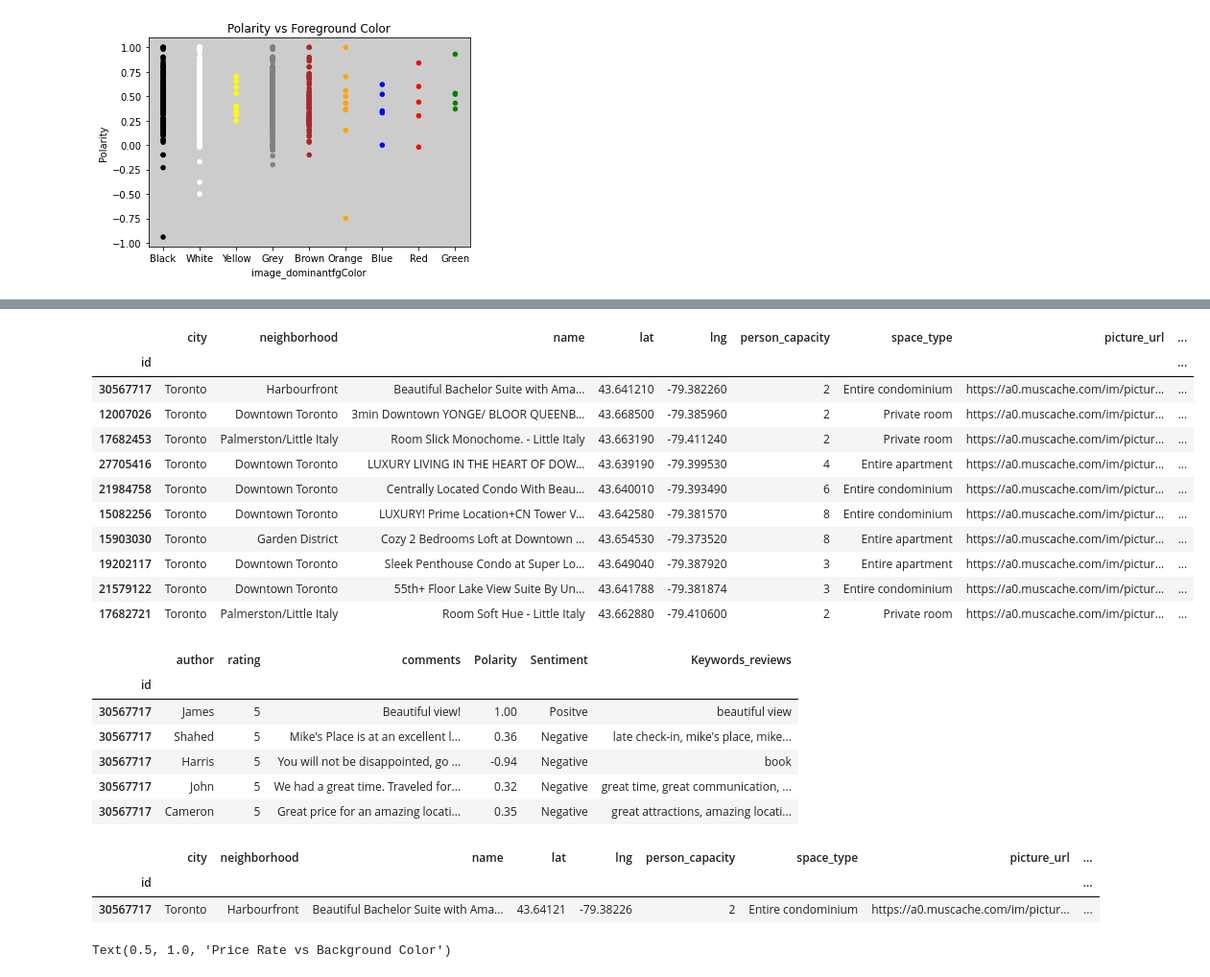
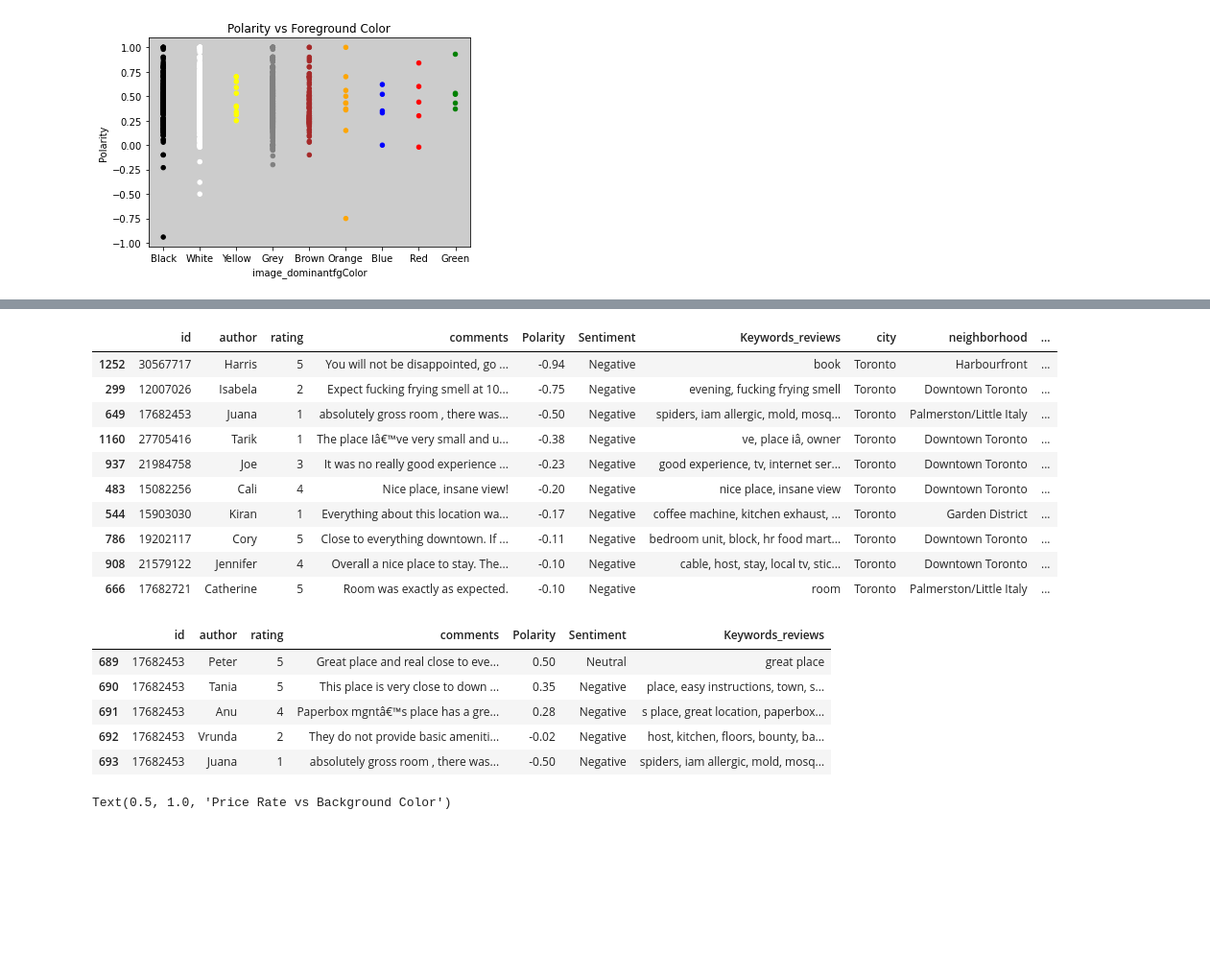
Before and after one commit to C-milo/SDM_FinalProject, a Jupyter notebook: bak_airbnb_plots.ipynb, the cells around one changed output, grey strips where cells are left out. Shown at 96% size. Saved outputs shown, nothing was run; the diff lists cells and outputs as text; code cells hidden in the pictures; blank space fills up the shorter version.

```diff
--- a/bak_airbnb_plots.ipynb
+++ b/bak_airbnb_plots.ipynb
@@ -285,34 +353,26 @@ join_df.describe()
 # %%
-join_df.loc[join_df['Polarity'] < 0].sort_values(by='Polarity').head(10)
+common.loc[common['Polarity'] < 0].sort_values(by='Polarity').head(10)
 # %% [output]
-|  | city | neighborhood | name | lat | lng | person_capacity | space_type | picture_url | ... |
-| id |  |  |  |  |  |  |  |  | ... |
-| 30567717 | Toronto | Harbourfront | Beautiful Bachelor Suite with Ama... | 43.641210 | -79.382260 | 2 | Entire condominium | https://a0.muscache.com/im/pictur... | ... |
-| 12007026 | Toronto | Downtown Toronto | 3min Downtown YONGE/ BLOOR QUEENB... | 43.668500 | -79.385960 | 2 | Private room | https://a0.muscache.com/im/pictur... | ... |
-| 17682453 | Toronto | Palmerston/Little Italy | Room Slick Monochome. - Little Italy | 43.663190 | -79.411240 | 2 | Private room | https://a0.muscache.com/im/pictur... | ... |
-| 27705416 | Toronto | Downtown Toronto | LUXURY LIVING IN THE HEART OF DOW... | 43.639190 | -79.399530 | 4 | Entire apartment | https://a0.muscache.com/im/pictur... | ... |
-| 21984758 | Toronto | Downtown Toronto | Centrally Located Condo With Beau... | 43.640010 | -79.393490 | 6 | Entire condominium | https://a0.muscache.com/im/pictur... | ... |
-| 15082256 | Toronto | Downtown Toronto | LUXURY! Prime Location+CN Tower V... | 43.642580 | -79.381570 | 8 | Entire condominium | https://a0.muscache.com/im/pictur... | ... |
-| 15903030 | Toronto | Garden District | Cozy 2 Bedrooms Loft at Downtown ... | 43.654530 | -79.373520 | 8 | Entire apartment | https://a0.muscache.com/im/pictur... | ... |
-| 19202117 | Toronto | Downtown Toronto | Sleek Penthouse Condo at Super Lo... | 43.649040 | -79.387920 | 3 | Entire apartment | https://a0.muscache.com/im/pictur... | ... |
-| 21579122 | Toronto | Downtown Toronto | 55th+ Floor Lake View Suite By Un... | 43.641788 | -79.381874 | 3 | Entire condominium | https://a0.muscache.com/im/pictur... | ... |
-| 17682721 | Toronto | Palmerston/Little Italy | Room Soft Hue - Little Italy | 43.662880 | -79.410600 | 2 | Private room | https://a0.muscache.com/im/pictur... | ... |
+|  | id | author | rating | comments | Polarity | Sentiment | Keywords_reviews | city | neighborhood | ... |
+| 1252 | 30567717 | Harris | 5 | You will not be disappointed, go ... | -0.94 | Negative | book | Toronto | Harbourfront | ... |
+| 299 | 12007026 | Isabela | 2 | Expect fucking frying smell at 10... | -0.75 | Negative | evening, fucking frying smell | Toronto | Downtown Toronto | ... |
+| 649 | 17682453 | Juana | 1 | absolutely gross room , there was... | -0.50 | Negative | spiders, iam allergic, mold, mosq... | Toronto | Palmerston/Little Italy | ... |
+| 1160 | 27705416 | Tarik | 1 | The place Iâ€™ve very small and u... | -0.38 | Negative | ve, place iâ, owner | Toronto | Downtown Toronto | ... |
+| 937 | 21984758 | Joe | 3 | It was no really good experience ... | -0.23 | Negative | good experience, tv, internet ser... | Toronto | Downtown Toronto | ... |
+| 483 | 15082256 | Cali | 4 | Nice place, insane view! | -0.20 | Negative | nice place, insane view | Toronto | Downtown Toronto | ... |
+| 544 | 15903030 | Kiran | 1 | Everything about this location wa... | -0.17 | Negative | coffee machine, kitchen exhaust, ... | Toronto | Garden District | ... |
+| 786 | 19202117 | Cory | 5 | Close to everything downtown. If ... | -0.11 | Negative | bedroom unit, block, hr food mart... | Toronto | Downtown Toronto | ... |
+| 908 | 21579122 | Jennifer | 4 | Overall a nice place to stay. The... | -0.10 | Negative | cable, host, stay, local tv, stic... | Toronto | Downtown Toronto | ... |
+| 666 | 17682721 | Catherine | 5 | Room was exactly as expected. | -0.10 | Negative | room | Toronto | Palmerston/Little Italy | ... |
 # %%
-reviews.loc[reviews.index == 30567717]
+reviews.loc[reviews.id == 17682453]
 # %% [output]
-|  | author | rating | comments | Polarity | Sentiment | Keywords_reviews |
-| id |  |  |  |  |  |  |
-| 30567717 | James | 5 | Beautiful view! | 1.00 | Positve | beautiful view |
-| 30567717 | Shahed | 5 | Mike's Place is at an excellent l... | 0.36 | Negative | late check-in, mike's place, mike... |
-| 30567717 | Harris | 5 | You will not be disappointed, go ... | -0.94 | Negative | book |
-| 30567717 | John | 5 | We had a great time. Traveled for... | 0.32 | Negative | great time, great communication, ... |
-| 30567717 | Cameron | 5 | Great price for an amazing locati... | 0.35 | Negative | great attractions, amazing locati... |
+|  | id | author | rating | comments | Polarity | Sentiment | Keywords_reviews |
+| 689 | 17682453 | Peter | 5 | Great place and real close to eve... | 0.50 | Neutral | great place |
+| 690 | 17682453 | Tania | 5 | This place is very close to down ... | 0.35 | Negative | place, easy instructions, town, s... |
+| 691 | 17682453 | Anu | 4 | Paperbox mgntâ€™s place has a gre... | 0.28 | Negative | s place, great location, paperbox... |
+| 692 | 17682453 | Vrunda | 2 | They do not provide basic ameniti... | -0.02 | Negative | host, kitchen, floors, bounty, ba... |
+| 693 | 17682453 | Juana | 1 | absolutely gross room , there was... | -0.50 | Negative | spiders, iam allergic, mold, mosq... |
-# %%
-listing.loc[listing.index == 30567717]
-# %% [output]
-|  | city | neighborhood | name | lat | lng | person_capacity | space_type | picture_url | ... |
-| id |  |  |  |  |  |  |  |  | ... |
-| 30567717 | Toronto | Harbourfront | Beautiful Bachelor Suite with Ama... | 43.64121 | -79.38226 | 2 | Entire condominium | https://a0.muscache.com/im/pictur... | ... |
 # %%
 scatter_bgcolor_price = join_df.reset_index().plot(kind='scatter', x='image_dominantbgColor', y='price_rate', c='image_dominantbgColor')
 scatter_bgcolor_price.set_facecolor('0.80')
```
Also changed, not shown: parts of 15 cells of this notebook, 3 other files.
